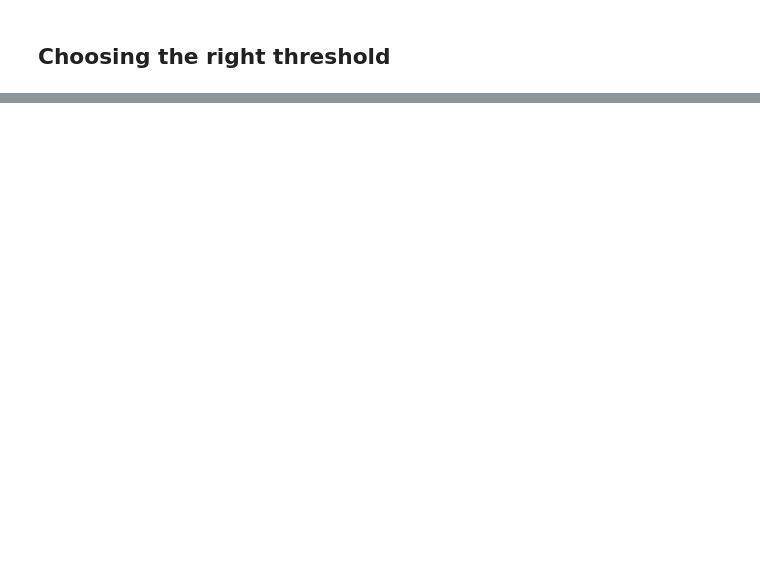
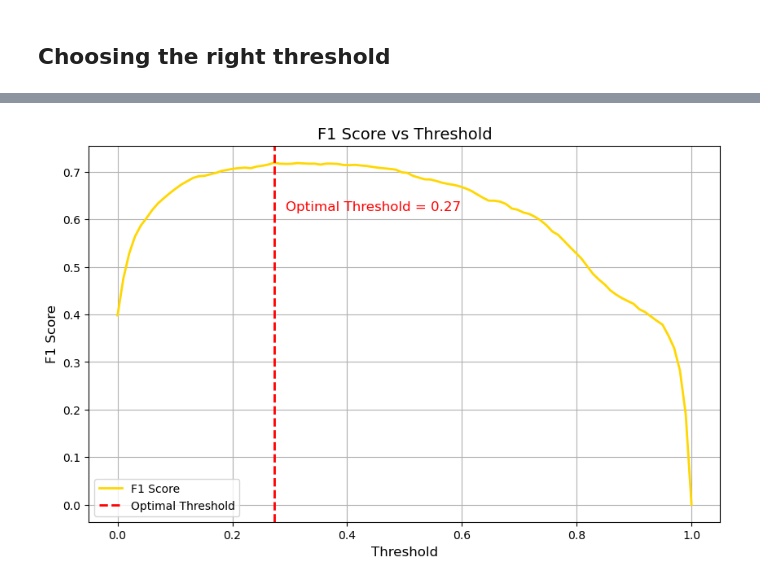
Before and after one commit to keitaVigano/income_classification, a Jupyter notebook: notebook/modeling.ipynb, the cells around one changed output, grey strips where cells are left out. Drawn from its saved outputs; the diff is of its cells as text; code cells hidden in the pictures; blank space fills up the shorter version.

```diff
--- a/notebook/modeling.ipynb
+++ b/notebook/modeling.ipynb
@@ -609,0 +692,33 @@ plt.show()
+# %%
+import matplotlib.pyplot as plt
+import numpy as np
+from sklearn.metrics import f1_score
+
+# Simula il calcolo delle probabilità predette dalla Random Forest (o un altro modello)
+y_true = test_labels  # Etichette vere
+y_scores = grid_search_gb.predict_proba(test_features)[:, 1]  # Probabilità positive dal modello addestrato
+
+# Calcola l'F1 score per diverse soglie
+thresholds = np.linspace(0, 1, 100)  # Soglie tra 0 e 1
+f1_scores = []
+
+for threshold in thresholds:
+    y_pred = (y_scores >= threshold).astype(int)  # Classifica in base alla soglia
+    f1_scores.append(f1_score(y_true, y_pred))  # Calcola l'F1 score
+
+# Grafico dell'F1 score in funzione della soglia
+plt.figure(figsize=(10, 6))
+plt.plot(thresholds, f1_scores, label='F1 Score', color='gold', linewidth=2)
+plt.axvline(x=thresholds[np.argmax(f1_scores)], color='red', linestyle='--', linewidth=2, label='Optimal Threshold')
+plt.text(thresholds[np.argmax(f1_scores)] + 0.02, max(f1_scores) - 0.1,
+         f'Optimal Threshold = {thresholds[np.argmax(f1_scores)]:.2f}', color='red', fontsize=12)
+
+# Aggiungi titoli e legende
+plt.title("F1 Score vs Threshold", fontsize=14)
+plt.xlabel("Threshold", fontsize=12)
+plt.ylabel("F1 Score", fontsize=12)
+plt.legend(loc='lower left', fontsize=10)
+plt.grid(True)
+plt.show()
+# %% [output]
+[figure, added]
```
Also changed, not shown: parts of 11 cells of this notebook, 8 other files.
